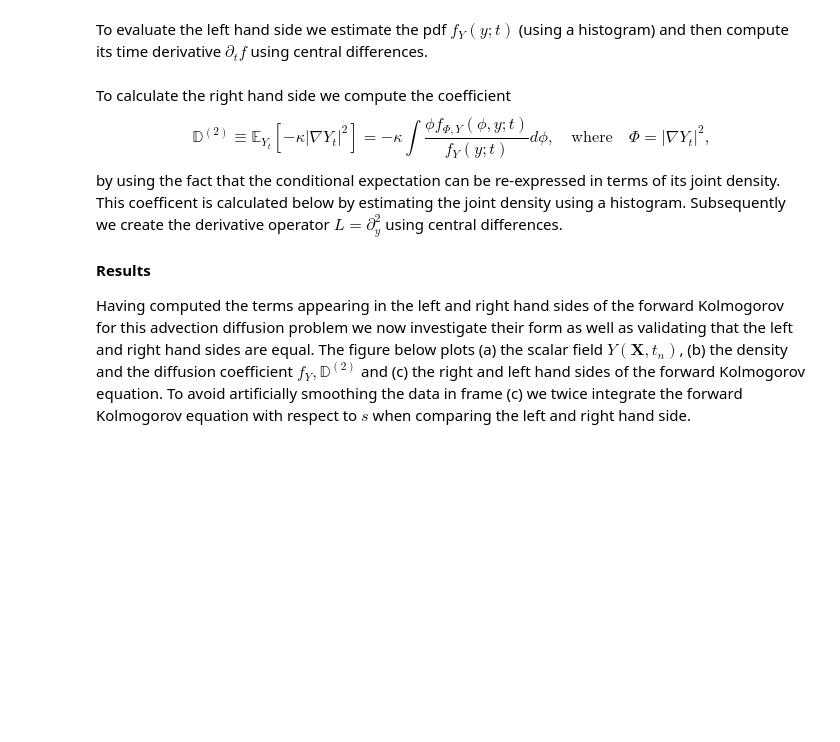
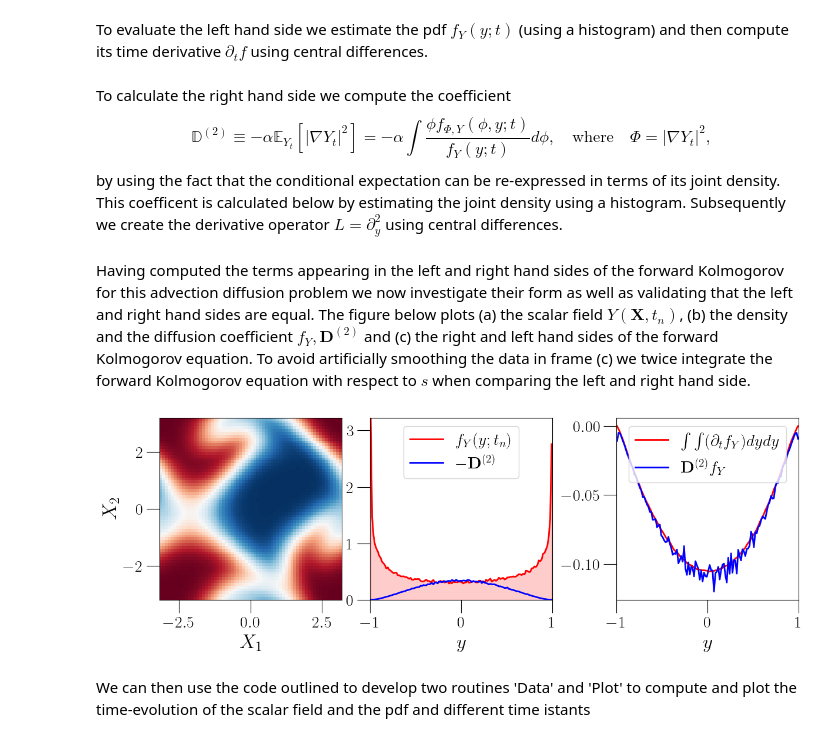
Before and after one commit to D-stratify/Theory, a Jupyter notebook: ABC_Flow/ABC_Flow.ipynb, the cells around one changed output. Saved outputs shown, nothing was run; the diff lists cells and outputs as text; code cells hidden in the pictures; blank space fills up the shorter version.

Commit message:
Updated ABC flow example

```diff
--- a/ABC_Flow/ABC_Flow.ipynb
+++ b/ABC_Flow/ABC_Flow.ipynb
@@ -158,47 +211,45 @@ The forward Kolmogorov equation describing the *global scalar concentration* is
 and $f_Y(y;t)$ is the global probability density function. This density describes the probability of finding a scalar concentration $y$ at a time $t$ in the triply periodic domain $\Pi^3$. Having time integrated the transport equation for the solute concentration we have a set of snapshots $Y_t$ at discrete time intervals $t_n$. Loading the snapshots below we now use this data to calculate the terms in this equation.
 # %%
 # Data loading
-file   = h5py.File('./snapshots/snapshots_s1.h5', mode='r')
-times  = file['tasks/Y'].dims[0][0][:]
-X1_data = file['tasks/Y'].dims[1][0][:]
-X2_data = file['tasks/Y'].dims[2][0][:]
-X3_data = file['tasks/Y'].dims[3][0][:]
+file   = h5py.File('snapshots.h5', mode='r')
+times  = file['tasks/t'][:]
+X1_data = file['tasks/x'][:]
+X2_data = file['tasks/x'][:]
+X3_data = file['tasks/x'][:]
 
 Y_data   = file['tasks/Y'][:,...]
-dY2_data = np.sum(file['tasks/grad_Y'][...]**2,axis=1)
+dY2_data = file['tasks/DY2'][:,...]
+
+file.close()
 # %% [markdown]
 To evaluate the left hand side we estimate the pdf $f_Y(y;t)$ (using a histogram) and then compute its time derivative $\partial_t f$ using central differences.
 # %%
-N_bins = 256
+N_bins = 128
 
 # PDF f_Y
-f_np2,y = np.histogram(Y_data[-1,...].flatten(),bins=N_bins,density=True); # n + 2 (-1)
-f_np1,y = np.histogram(Y_data[-2,...].flatten(),bins=N_bins,density=True); # n + 1 (-2)
-
-f_nm1,y = np.histogram(Y_data[-4,...].flatten(),bins=N_bins,density=True); # n - 1 (-4)
-f_nm2,y = np.histogram(Y_data[-5,...].flatten(),bins=N_bins,density=True); # n - 2 (-5)
-
+f_np1,y = np.histogram(Y_data[-1,...].flatten(),bins=N_bins,density=True); # n + 1
+f_nm1,y = np.histogram(Y_data[-3,...].flatten(),bins=N_bins,density=True); # n - 1
 y       = 0.5*(y[1:] + y[:-1]); dy = y[1] - y[0];
 
 # Time derivate df_Y/dt
-dt   = times[-1] - times[-2];
-dfdt = (-1./12.)*f_np2 + (2./3.)*f_np1 - (2./3.)*f_nm1 + (1./12.)*f_nm2;
-dfdt /=dt;
+dt   = times[-1] - times[-2]
+dfdt = (1./2.)*f_np1 - (1./2.)*f_nm1
+dfdt /=dt
 # %% [markdown]
 To calculate the right hand side we compute the coefficient
 \begin{equation}
-\mathbb{D}^{(2)} \equiv \mathbb{E}_{Y_t}[-\kappa |\nabla Y_t|^2] = - \kappa \int \frac{\phi f_{\Phi,Y}(\phi, y; t)}{f_Y(y;t)} d \phi, \quad \text{where} \quad \Phi = |\nabla Y_t|^2,
+\mathbb{D}^{(2)} \equiv -\alpha \mathbb{E}_{Y_t}[|\nabla Y_t|^2] = - \alpha  \int \frac{\phi f_{\Phi,Y}(\phi, y; t)}{f_Y(y;t)} d \phi, \quad \text{where} \quad \Phi = |\nabla Y_t|^2,
 \end{equation}
 by using the fact that the conditional expectation can be re-expressed in terms of its joint density. This coefficent is calculated below by estimating the joint density using a histogram. Subsequently we create the derivative operator $L = \partial^2_y$ using central differences.
 # %%
 # Expectation
-f_YΦ,y,φ = np.histogram2d(Y_data[-3,...].flatten(), dY2_data[-3,...].flatten(),bins=N_bins,density=True) # n (-3)
+f_YΦ,y,φ = np.histogram2d(Y_data[-2,...].flatten(), dY2_data[-2,...].flatten(),bins=N_bins,density=True) # n
 φ = .5*(φ[1:]+φ[:-1]); dφ = φ[1] - φ[0];
 y = 0.5*(y[1:] + y[:-1]); dy = y[1] - y[0];
 
 f_Y =  np.sum(  f_YΦ,axis=1)*dφ     # f_Y(y)
 E   = (np.sum(φ*f_YΦ,axis=1)*dφ)/f_Y; # E{Φ|Y} = int_φ f_Φ|Y(φ|y)*φ dφ
-D2  = -κ*E
+D2  = -𝛼*E
 
 # Derivative
 N = len(y)
@@ -211,9 +262,7 @@ for i in range(N):
     L[i,i-1] = 1
 L   *= 1./(dy**2);
 # %% [markdown]
-**Results**
-
-Having computed the terms appearing in the left and right hand sides of the forward Kolmogorov for this advection diffusion problem we now investigate their form as well as validating that the left and right hand sides are equal. The figure below plots (a) the scalar field $Y(\boldsymbol{X},t_n)$, (b) the density and the diffusion coefficient $f_Y, \mathbb{D}^{(2)}$ and (c) the right and left hand sides of the forward Kolmogorov equation. To avoid artificially smoothing the data in frame (c) we twice integrate the forward Kolmogorov equation with respect to $s$ when comparing the left and right hand side.
+Having computed the terms appearing in the left and right hand sides of the forward Kolmogorov for this advection diffusion problem we now investigate their form as well as validating that the left and right hand sides are equal. The figure below plots (a) the scalar field $Y(\boldsymbol{X},t_n)$, (b) the density and the diffusion coefficient $f_Y, \mathbf{D}^{(2)}$ and (c) the right and left hand sides of the forward Kolmogorov equation. To avoid artificially smoothing the data in frame (c) we twice integrate the forward Kolmogorov equation with respect to $s$ when comparing the left and right hand side.
 # %%
 import matplotlib as mpl
 mpl.rcParams['xtick.major.size'] = 16
@@ -222,34 +271,37 @@ mpl.rcParams['ytick.major.size'] = 16
 import matplotlib.pyplot as plt
 
 fig, axs = plt.subplots(1,3,figsize=(12,6),layout='constrained')
 
 axs[0].pcolormesh(X1_data,X2_data,Y_data[-1,:,:,0],cmap='RdBu',norm='linear')
 axs[0].set_ylabel(r'$X_2$',fontsize=24)
 axs[0].set_xlabel(r'$X_1$',fontsize=24)
 
 axs[1].plot(y,f_Y,'r', linewidth=2,label=r'$f_Y(y;t_n)$')
 axs[1].fill_between(x=y,y1=f_Y,color= "r",alpha= 0.2)
-axs[1].plot(y,-D2 ,'b', linewidth=2,label=r'$-\mathbb{D}^{(2)}$')
+axs[1].plot(y,-D2 ,'b', linewidth=2,label=r'$-\mathbf{D}^{(2)}$')
 
 axs[1].set_xlabel(r'$y$',fontsize=24)
 axs[1].set_xlim([-1,1])
 y1 = np.max(-D2)
 y2 = np.max(f_Y)
 axs[1].set_ylim([0.,max(y1,y2)])
 axs[1].legend(loc=9,fontsize=20)
 
 LHS = np.linalg.solve(L,dfdt)
 RHS = D2*f_Y
 axs[2].plot(y,LHS,'r', linewidth=2,label=r'$ \int \int (\partial_t f_Y) dydy$')
-axs[2].plot(y,RHS,'b', linewidth=2,label=r'$\mathbb{D}^{(2)} f_Y$')
+axs[2].plot(y,RHS,'b', linewidth=2,label=r'$\mathbf{D}^{(2)} f_Y$')
 axs[2].set_xlabel(r'$y$',fontsize=24)
 axs[2].set_xlim([-1,1])
-axs[2].set_ylim([np.min(RHS),0.0])
 axs[2].legend(loc=9,fontsize=20)
 
 for n,ax in enumerate(axs):
     ax.tick_params(axis='x', labelsize=20)
     ax.tick_params(axis='y', labelsize=20)
+    ax.set_box_aspect(aspect=1)
 
-plt.savefig('ABC_Flow.png',dpi=200)
 plt.show()
+# %% [output]
+[figure, added]
+# %% [markdown]
+We can then use the code outlined to develop two routines 'Data' and 'Plot' to compute and plot the time-evolution of the scalar field and the pdf and different time istants
```
Also changed, not shown: parts of 17 cells of this notebook, 2 other files.
